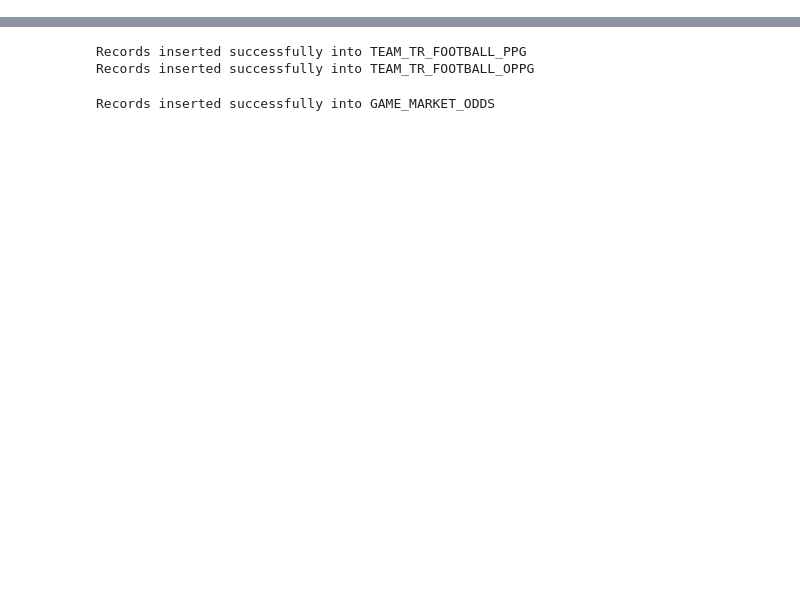
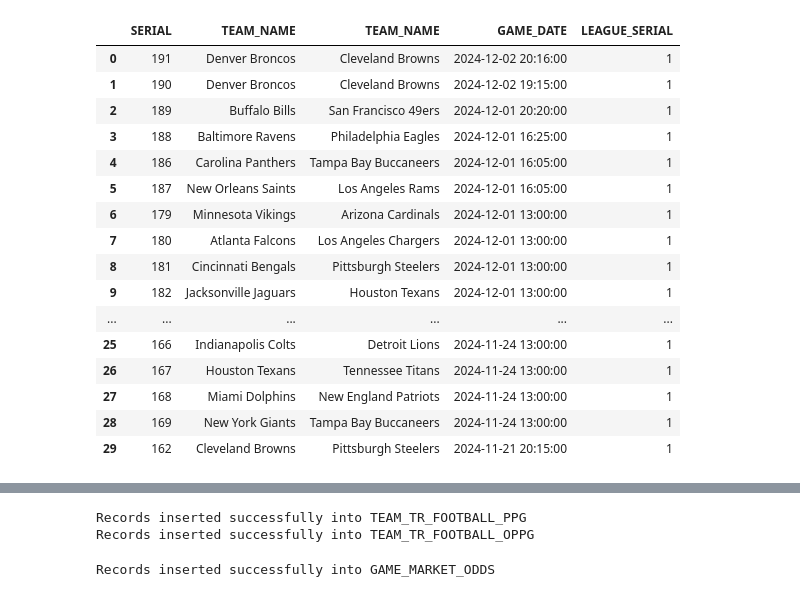
Before and after one commit to tmccoy94/Sports_Data_Project, a Jupyter notebook: test2.ipynb, the cells around one changed output, grey strips where cells are left out. Saved outputs shown, nothing was run; the diff lists cells and outputs as text; code cells hidden in the pictures; blank space fills up the shorter version.

```diff
--- a/test2.ipynb
+++ b/test2.ipynb
@@ -9,0 +54,29 @@ manager = SqliteDBManager("SportsData.db")
+# %%
+nfl_data_packer.manager.dataframe_query("""select
+                                        G.SERIAL,
+                                        HOME_TEAM.TEAM_NAME,
+                                        AWAY_TEAM.TEAM_NAME,
+                                        G.GAME_DATE,
+                                        G.LEAGUE_SERIAL
+                                        from
+                                        GAMES AS G JOIN TEAMS AS HOME_TEAM ON HOME_TEAM.SERIAL = G.HOME_TEAM_SERIAL
+                                        JOIN TEAMS AS AWAY_TEAM ON AWAY_TEAM.SERIAL = G.AWAY_TEAM_SERIAL
+                                        ORDER BY GAME_DATE DESC""").head(30)
+# %% [output]
+|  | SERIAL | TEAM_NAME | TEAM_NAME | GAME_DATE | LEAGUE_SERIAL |
+| 0 | 191 | Denver Broncos | Cleveland Browns | 2024-12-02 20:16:00 | 1 |
+| 1 | 190 | Denver Broncos | Cleveland Browns | 2024-12-02 19:15:00 | 1 |
+| 2 | 189 | Buffalo Bills | San Francisco 49ers | 2024-12-01 20:20:00 | 1 |
+| 3 | 188 | Baltimore Ravens | Philadelphia Eagles | 2024-12-01 16:25:00 | 1 |
+| 4 | 186 | Carolina Panthers | Tampa Bay Buccaneers | 2024-12-01 16:05:00 | 1 |
+| 5 | 187 | New Orleans Saints | Los Angeles Rams | 2024-12-01 16:05:00 | 1 |
+| 6 | 179 | Minnesota Vikings | Arizona Cardinals | 2024-12-01 13:00:00 | 1 |
+| 7 | 180 | Atlanta Falcons | Los Angeles Chargers | 2024-12-01 13:00:00 | 1 |
+| 8 | 181 | Cincinnati Bengals | Pittsburgh Steelers | 2024-12-01 13:00:00 | 1 |
+| 9 | 182 | Jacksonville Jaguars | Houston Texans | 2024-12-01 13:00:00 | 1 |
+| ... | ... | ... | ... | ... | ... |
+| 25 | 166 | Indianapolis Colts | Detroit Lions | 2024-11-24 13:00:00 | 1 |
+| 26 | 167 | Houston Texans | Tennessee Titans | 2024-11-24 13:00:00 | 1 |
+| 27 | 168 | Miami Dolphins | New England Patriots | 2024-11-24 13:00:00 | 1 |
+| 28 | 169 | New York Giants | Tampa Bay Buccaneers | 2024-11-24 13:00:00 | 1 |
+| 29 | 162 | Cleveland Browns | Pittsburgh Steelers | 2024-11-21 20:15:00 | 1 |
```
Also changed, not shown: parts of 32 cells of this notebook, 2 other files.
